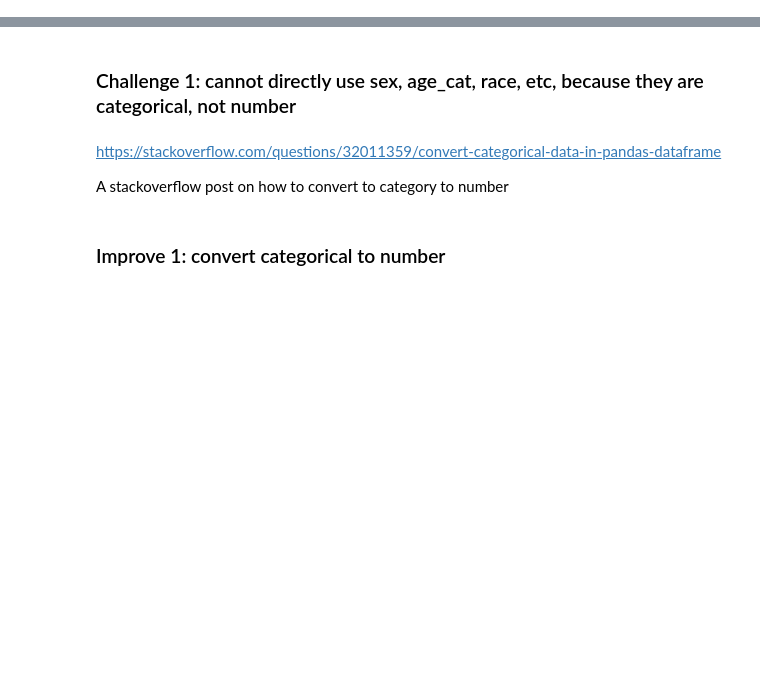
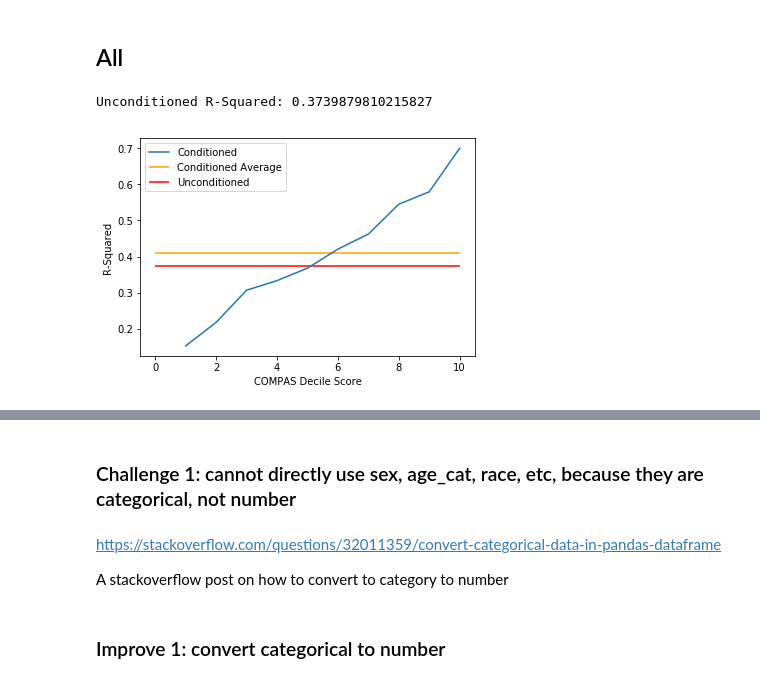
Before and after one commit to violetyao/Re-Exploring-COMPAS-Bias, a Jupyter notebook: Modeling.ipynb, the cells around one changed output, grey strips where cells are left out. Cells and saved outputs as stored; diff of their text form; code cells hidden in the pictures; blank space fills up the shorter version.

```diff
--- a/Modeling.ipynb
+++ b/Modeling.ipynb
@@ -43,0 +44,28 @@ abstractions
+# %% [markdown]
+## All
+# %%
+X_sar = compas_two_year.loc[:, ['sex', 'age_cat', 'race']]
+X_sar = pd.get_dummies(X_sar)
+X_sar = X_sar.drop(['sex_Male', 'age_cat_25 - 45', 'race_Caucasian'], axis=1)
+y_sar = compas_two_year['two_year_recid']
+model_sar = sm.OLS(y_sar, X_sar).fit()
+print('Unconditioned R-Squared:', model_sar.rsquared)
+
+rsquareds = []
+for i in range(1, 11):
+    X_sar_i = compas_two_year.loc[compas_two_year['decile_score.1'] == i, ['sex', 'age_cat', 'race']]
+    X_sar_i = pd.get_dummies(X_sar_i)
+    X_sar_i = X_sar_i.drop(['sex_Male', 'age_cat_25 - 45', 'race_Caucasian'], axis=1)
+    y_sar_i = compas_two_year.loc[compas_two_year['decile_score.1'] == i, 'two_year_recid']
+    model_sar_i = sm.OLS(y_sar_i, X_sar_i).fit()
+    rsquareds.append(model_sar_i.rsquared)
+
+plt.plot(range(1, 11), rsquareds, label='Conditioned')
+plt.hlines(np.mean(rsquareds), 0, 10, color='orange', label='Conditioned Average')
+plt.hlines(model_sar.rsquared, 0, 10, color='red', label='Unconditioned')
+plt.xlabel('COMPAS Decile Score')
+plt.ylabel('R-Squared')
+plt.legend();
+# %% [output]
+Unconditioned R-Squared: 0.3739879810215827
+[figure, added]
```
Also changed, not shown: parts of 55 cells of this notebook.
